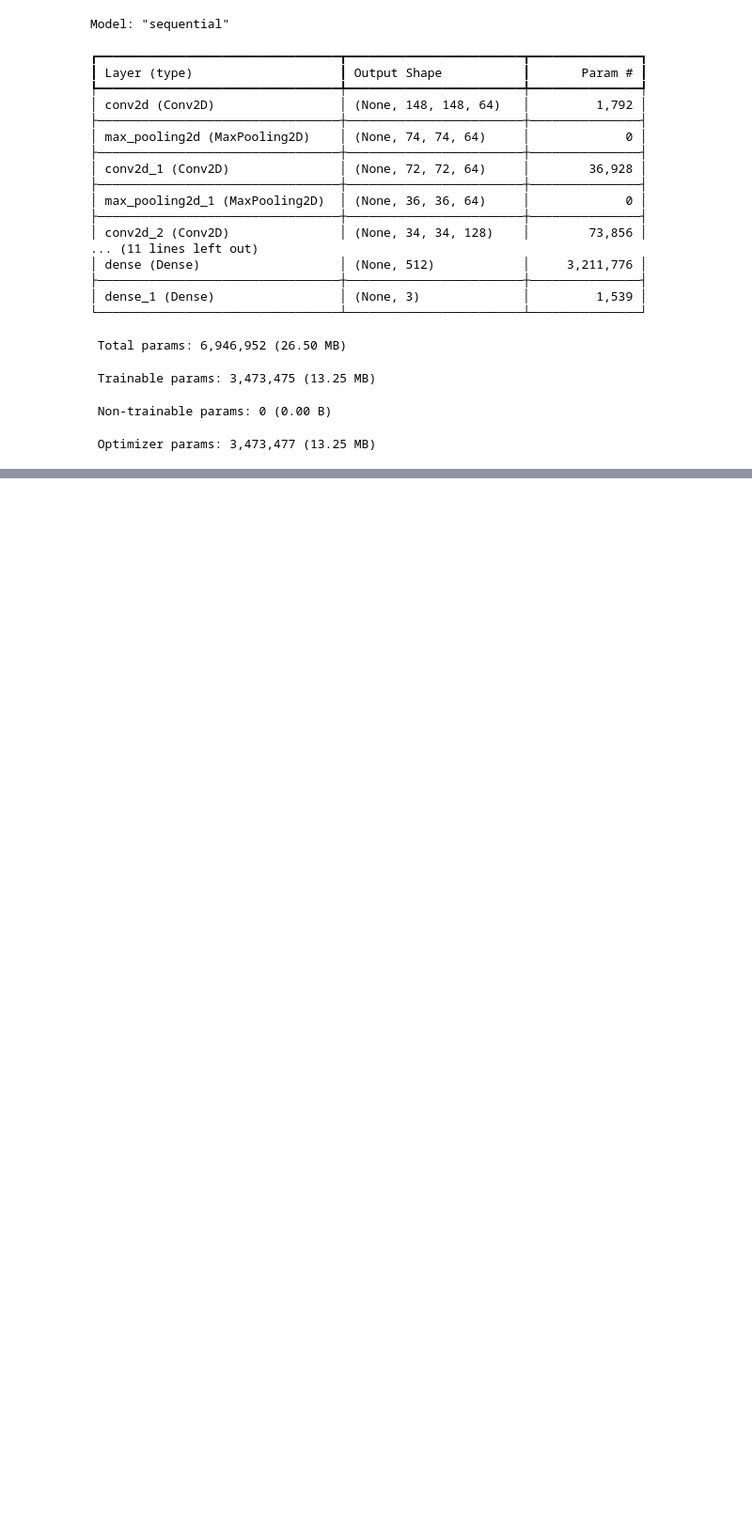
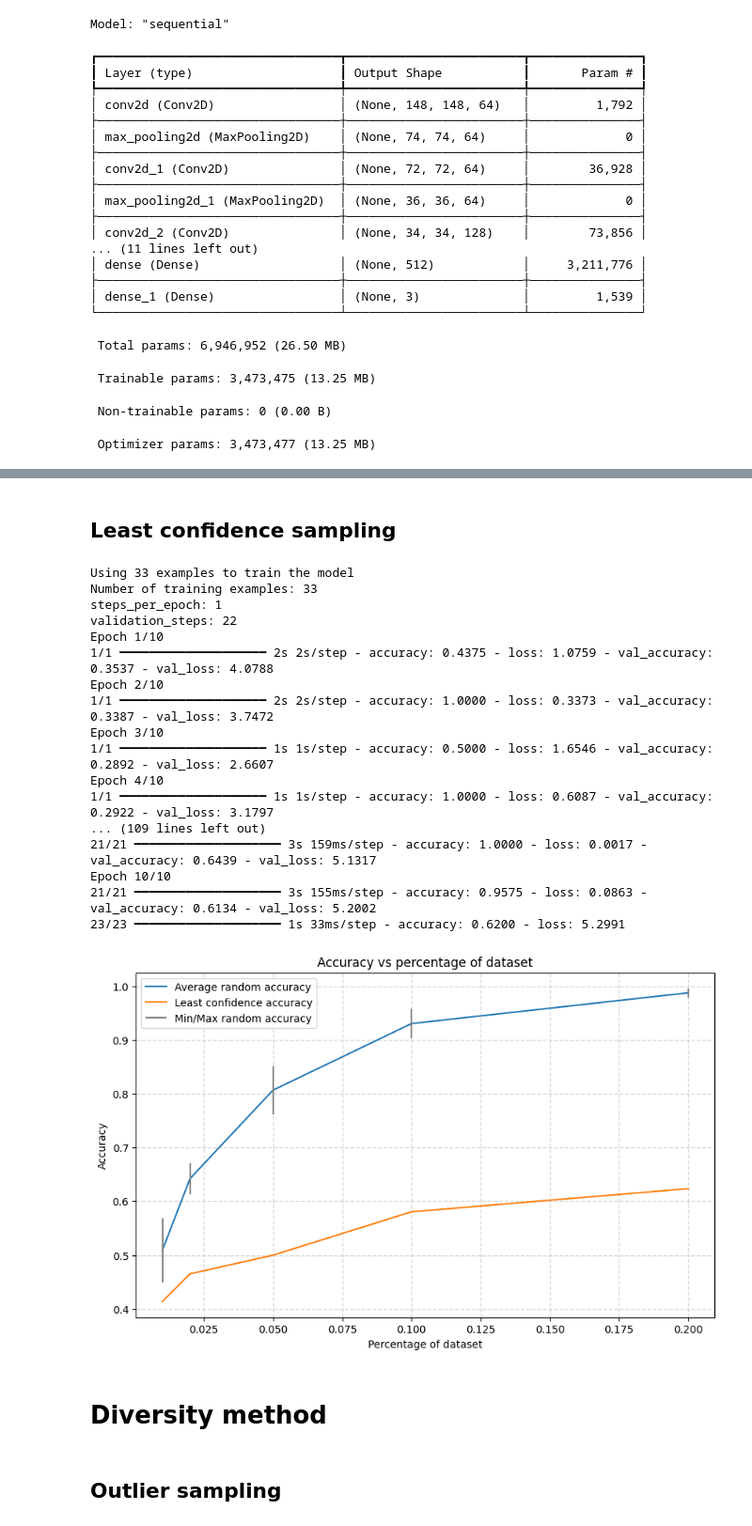
Before and after one commit to damienriandiere/ActiveLearning, a Jupyter notebook: rock_paper_scissors_test.ipynb, the cells around one changed output, grey strips where cells are left out. Shown at 94% size. Saved outputs shown, nothing was run; the diff lists cells and outputs as text; code cells hidden in the pictures; blank space fills up the shorter version.

```diff
--- a/rock_paper_scissors_test.ipynb
+++ b/rock_paper_scissors_test.ipynb
@@ -292,0 +493,2 @@ model.evaluate(dataset_test)
+# %% [markdown]
+## Least confidence sampling
@@ -292,0 +545,49 @@ model.evaluate(dataset_test)
+# %%
+def retrain_model_least_confidence(percentage_of_dataset, dataset_train, dataset_test):
+    # Select a percentage of dataset_train to train the model
+    num_train = int(NUM_TRAIN_EXAMPLES * percentage_of_dataset)
+    print(f"Using {num_train} examples to train the model")
+    dataset_train_least = least_confidence(tf.keras.models.load_model('rock_paper_scissors_cnn.keras'), percentage_of_dataset, dataset_train)
+
+    return retrain(dataset_train_least, dataset_test, num_train, NUM_TEST_EXAMPLES)
+# %%
+least_accuracies = []
+
+for percentage in percentages:
+    least_accuracies.append(retrain_model_least_confidence(percentage, dataset_train, dataset_test))
+
+plt.figure(figsize=(10, 6))
+plt.plot(percentages, random_averages, label='Average random accuracy')
+plt.plot(percentages, least_accuracies, label='Least confidence accuracy')
+plt.vlines(percentages, random_mins, random_maxs, color='gray', label='Min/Max random accuracy')
+plt.xlabel('Percentage of dataset')
+plt.ylabel('Accuracy')
+plt.title('Accuracy vs percentage of dataset')
+plt.legend()
+plt.grid(linestyle='--', linewidth=1, alpha=0.5)
+plt.show()
+
+print('Least confidence accuracies:', least_accuracies)
+# %% [output]
+Using 33 examples to train the model
+Number of training examples: 33
+steps_per_epoch: 1
+validation_steps: 22
+Epoch 1/10
+1/1 ━━━━━━━━━━━━━━━━━━━━ 2s 2s/step - accuracy: 0.4375 - loss: 1.0759 - val_accuracy: 0.3537 - val_loss: 4.0788
+Epoch 2/10
+1/1 ━━━━━━━━━━━━━━━━━━━━ 2s 2s/step - accuracy: 1.0000 - loss: 0.3373 - val_accuracy: 0.3387 - val_loss: 3.7472
+Epoch 3/10
+1/1 ━━━━━━━━━━━━━━━━━━━━ 1s 1s/step - accuracy: 0.5000 - loss: 1.6546 - val_accuracy: 0.2892 - val_loss: 2.6607
+Epoch 4/10
+1/1 ━━━━━━━━━━━━━━━━━━━━ 1s 1s/step - accuracy: 1.0000 - loss: 0.6087 - val_accuracy: 0.2922 - val_loss: 3.1797
+... (109 lines left out)
+21/21 ━━━━━━━━━━━━━━━━━━━━ 3s 159ms/step - accuracy: 1.0000 - loss: 0.0017 - val_accuracy: 0.6439 - val_loss: 5.1317
+Epoch 10/10
+21/21 ━━━━━━━━━━━━━━━━━━━━ 3s 155ms/step - accuracy: 0.9575 - loss: 0.0863 - val_accuracy: 0.6134 - val_loss: 5.2002
+23/23 ━━━━━━━━━━━━━━━━━━━━ 1s 33ms/step - accuracy: 0.6200 - loss: 5.2991
+[figure, added]
+# %% [markdown]
+# Diversity method
+# %% [markdown]
+## Outlier sampling
```
Also changed, not shown: parts of 25 cells of this notebook, 3 other files.
